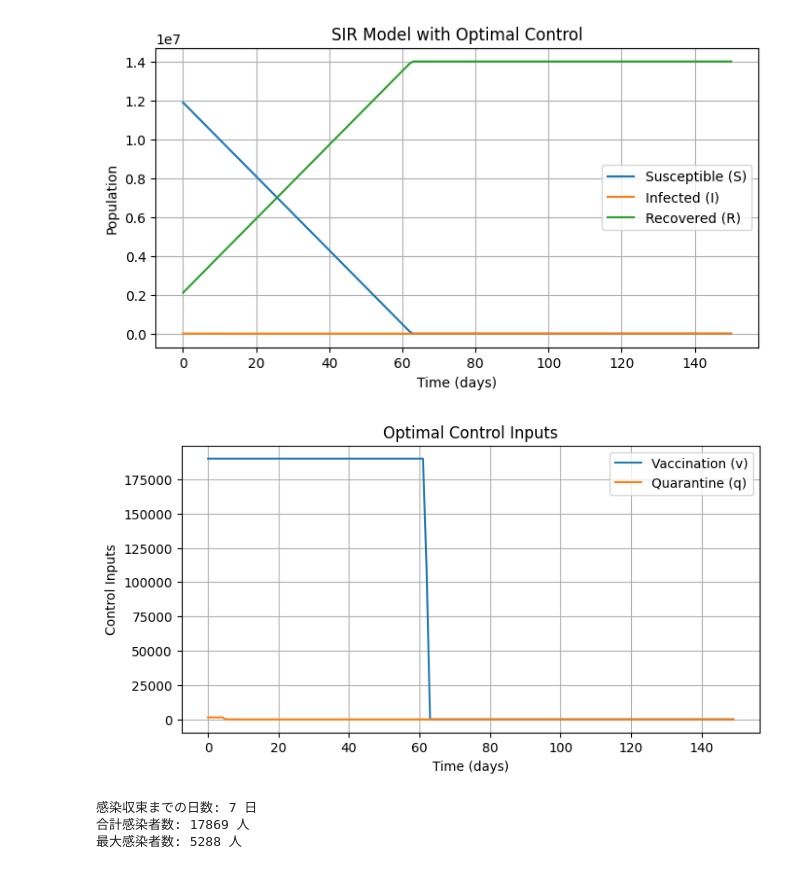
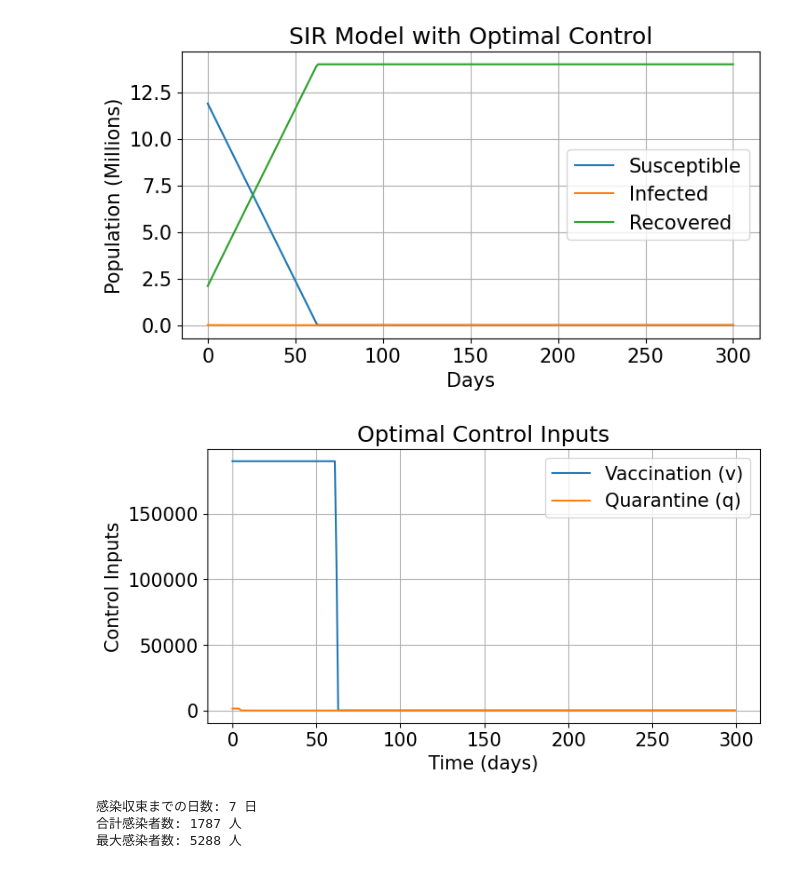
Before and after one commit to junya737/sir-model, a Jupyter notebook: control.ipynb, the cells around one changed output. Saved outputs shown, nothing was run; the diff lists cells and outputs as text; code cells hidden in the pictures.

```diff
--- a/control.ipynb
+++ b/control.ipynb
@@ -1,9 +1,15 @@
 # %%
 import numpy as np
 import matplotlib.pyplot as plt
+# 文字の大きさ
+plt.rcParams["font.size"] = 15
 # %%
+USE_VACCINE = True   # ワクチン接種を使うかどうか
+USE_QUARANTINE = True # 隔離を使うかどうか
+
+
 # パラメータ設定
-T = 150  # 時間ステップ
+T = 300  # 時間ステップ
 dt = 1  # 時間刻み
 
 N = 1.4 * 10**7    # 全人口
@@ -16,13 +22,13 @@ r0 = 2.28        # 基本再生産数
 beta = r0 * gamma / S0  # 伝染率
 
 V_max = 1.9 * 10**5  # 最大接種数から導出
-Q_max = 1442  # 隔離最大量　開放されたホテルの部屋数から導出
+Q_max = 1442   # 隔離最大量　開放されたホテルの部屋数から導出
 
 
 # 重みパラメータ
 mu_I = 1  # 感染者数のコスト
-mu_v = 0.27 * 10/17  # ワクチンコスト
-mu_q = 10/17  # 隔離コスト
+mu_v = 0.27 * 10/17 # ワクチンコスト
+mu_q = 10/17 # 隔離コスト
 mu_S = 0.001  # 感受性者数のコスト
 mu_R = 0.001  # 回復者数のコスト
 
@@ -78,9 +84,15 @@ for iteration in range(max_iter):
     prev_q = q.copy()
     for t in range(T):
         # 最適制御入力の計算
-        v[t] = np.clip((lambda_S[t + 1] - lambda_R[t + 1]) / (2 * mu_v), 0, min(S[t], V_max))
-        q[t] = np.clip((lambda_I[t + 1] - lambda_R[t + 1]) / (2 * mu_q), 0, min(I[t], Q_max))
 
+        if USE_VACCINE:
+            v[t] = np.clip((lambda_S[t + 1] - lambda_R[t + 1]) / (2 * mu_v), 0, min(S[t], V_max))
+        else:
+            v[t] = 0
+        if USE_QUARANTINE:
+            q[t] = np.clip((lambda_I[t + 1] - lambda_R[t + 1]) / (2 * mu_q), 0, min(I[t], Q_max))
+        else:
+            q[t] = 0
 
         # 状態遷移 (修正版)
         new_S = S[t] - beta * S[t] * I[t] - v[t]
@@ -99,41 +111,41 @@ for iteration in range(max_iter):
     if np.max(np.abs(v - prev_v)) < epsilon and np.max(np.abs(q - prev_q)) < epsilon:
         break
 
 # 結果のプロット
 time = np.arange(T + 1)
 
 plt.figure(figsize=(8, 4))
-plt.plot(time, S, label='Susceptible (S)')
-plt.plot(time, I, label='Infected (I)')
-plt.plot(time, R, label='Recovered (R)')
-plt.xlabel('Time (days)')
-plt.ylabel('Population')
+plt.plot(time, S / 1e6, label='Susceptible')
+plt.plot(time, I / 1e6, label='Infected')
+plt.plot(time, R / 1e6, label='Recovered')
+plt.xlabel('Days')
+plt.ylabel('Population (Millions)')
 plt.title('SIR Model with Optimal Control')
 plt.legend()
 plt.grid(True)
 plt.show()
 
 plt.figure(figsize=(8, 4))
 plt.plot(np.arange(T), v, label='Vaccination (v)')
 plt.plot(np.arange(T), q, label='Quarantine (q)')
 plt.xlabel('Time (days)')
 plt.ylabel('Control Inputs')
 plt.title('Optimal Control Inputs')
 plt.legend()
 plt.grid(True)
 plt.show()
 
 # 感染収束日数 (感染者が一定以下に減少する日を判断)
 threshold = 10  # 感染者数の閾値 (例えば10人未満で収束と定義)
 days_to_contain = np.argmax(I < threshold)  # 最初に閾値を下回った日
-cumulative_infected = np.sum(I) * dt
+cumulative_infected = np.sum(I) * dt * gamma
 max_infected = np.max(I)
 print(f"感染収束までの日数: {days_to_contain} 日")
 print(f"合計感染者数: {cumulative_infected:.0f} 人")
 print(f"最大感染者数: {max_infected:.0f} 人")
 # %% [output]
-[figure, old version]
+[figure, new version]
-[figure, old version]
+[figure, new version]
 感染収束までの日数: 7 日
-合計感染者数: 17869 人
+合計感染者数: 1787 人
 最大感染者数: 5288 人
```
